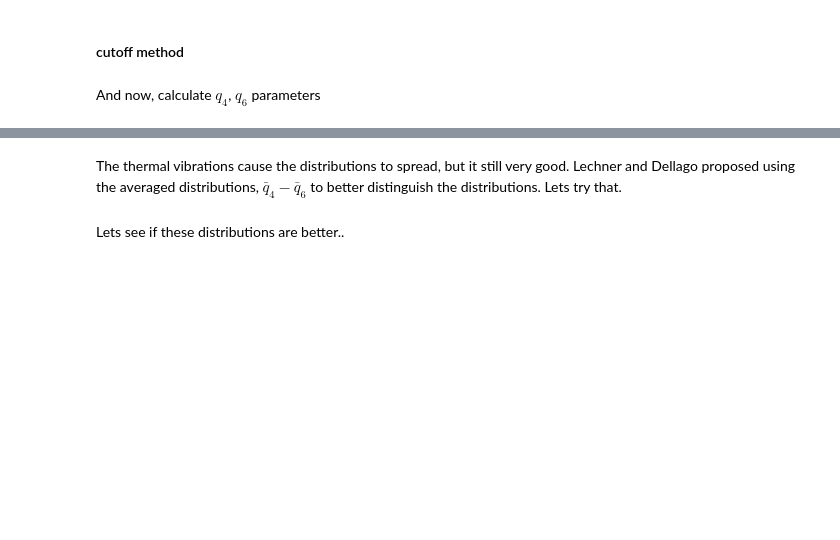
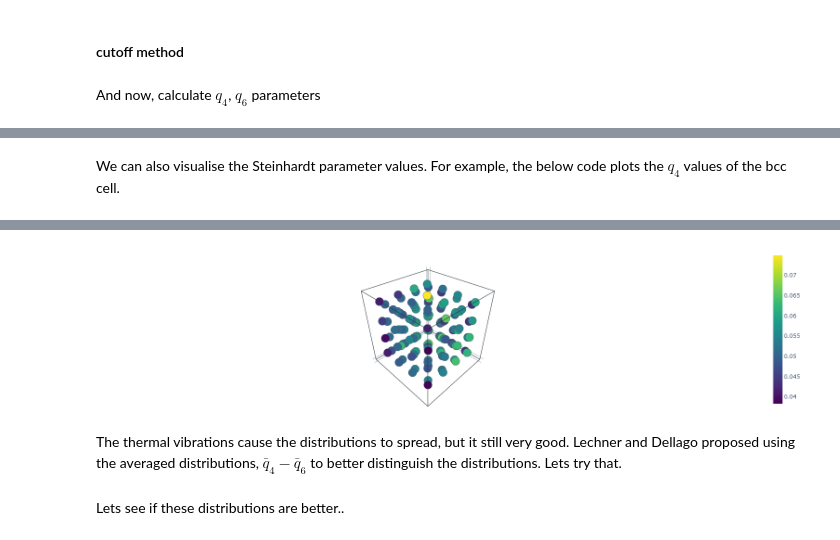
Before and after one commit to pyscal/pyscal3, a Jupyter notebook: examples/06_steinhardt_parameters.ipynb, the cells around one changed output, grey strips where cells are left out. Drawn from its saved outputs; the diff is of its cells as text; code cells hidden in the pictures; blank space fills up the shorter version.

Commit message:
update examples

```diff
--- a/examples/06_steinhardt_parameters.ipynb
+++ b/examples/06_steinhardt_parameters.ipynb
@@ -110,0 +129,5 @@ plt.legend(loc=4, fontsize=15)
+# %% [markdown]
+We can also visualise the Steinhardt parameter values. For example, the below code plots the $q_4$ values of the bcc cell.
+# %%
+bcc.show.continuous_property(bcc.atoms.steinhardt.generic.q4_norm)
+# %% [output]
@@ -111,3 +135,4 @@ plt.legend(loc=4, fontsize=15)
+[figure, added]
 # %% [markdown]
 The thermal vibrations cause the distributions to spread, but it still very good. Lechner and Dellago proposed using the averaged distributions, $\bar{q}_4-\bar{q}_6$ to better distinguish the distributions. Lets try that.
 # %%
```
Also changed, not shown: parts of 7 cells of this notebook, 12 other files.
